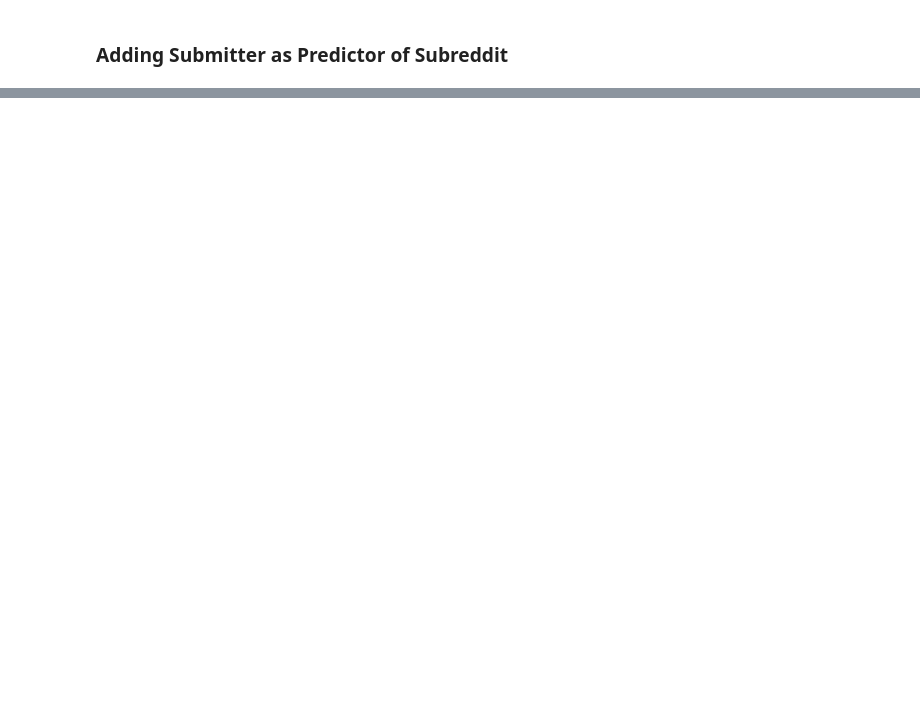
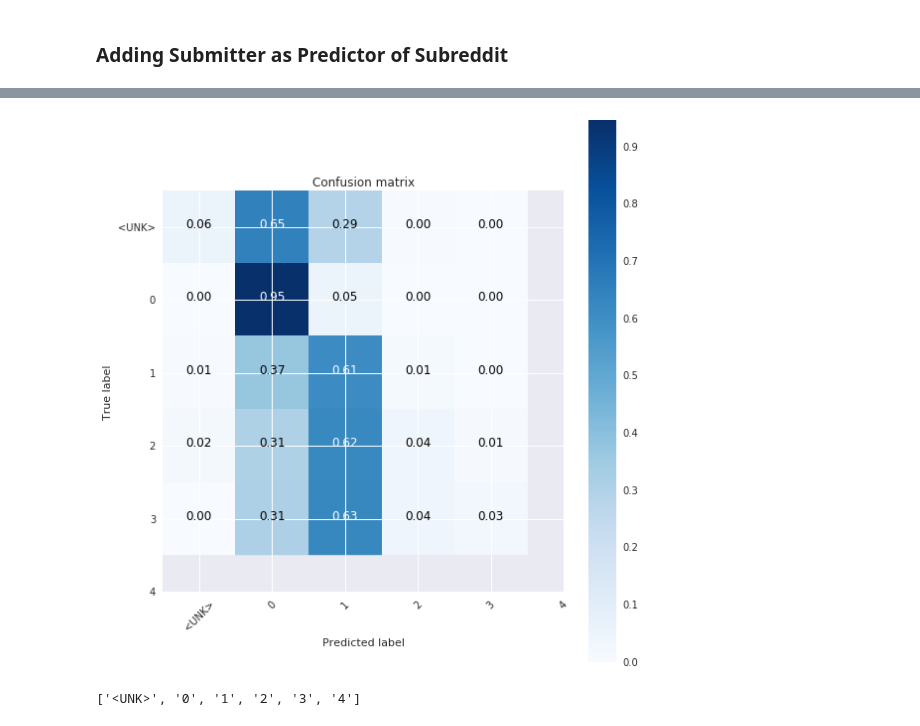
Before and after one commit to GoogleCloudPlatform/dataflow-opinion-analysis, a Jupyter notebook: models/RedditEngagement.ipynb, the cells around one changed output, grey strips where cells are left out. Cells and saved outputs as stored; diff of their text form; code cells hidden in the pictures; blank space fills up the shorter version.

```diff
--- a/models/RedditEngagement.ipynb
+++ b/models/RedditEngagement.ipynb
@@ -1596,0 +1837,4 @@ Test data loss: 0.987; top 1 accuracy: 0.723; top 5 accuracy: 0.917;
+# %%
+(model, history, x_train, x_test, y_train, y_test) = compile_and_fit_model(inputs = ['Subreddit','RedditSubmitter'], outputs=['ScoreBin','NumCommentersBin'])
+
+SVG(model_to_dot(model, show_shapes=False).create(prog='dot', format='svg'))
@@ -1596,0 +1853,16 @@ Test data loss: 0.987; top 1 accuracy: 0.723; top 5 accuracy: 0.917;
+# %%
+y_pred_probs = model.predict(x_test) # shape: num outputs x num samples x num classes
+y_pred_probs = np.array(y_pred_probs)
+# %%
+
+
+y_pred = np.argmax(y_pred_probs[0],axis=1)
+y_true = np.argmax(y_test['scorebin_output'],axis=1)
+
+plot_confusion_matrix(y_true=y_true, y_pred=y_pred, normalize=True, classes_dict=scorebin_classes)
+# %% [output]
+[figure, added]
+# %%
+scorebin_classes
+# %% [output]
+['<UNK>', '0', '1', '2', '3', '4']
```
Also changed, not shown: parts of 24 cells of this notebook.
